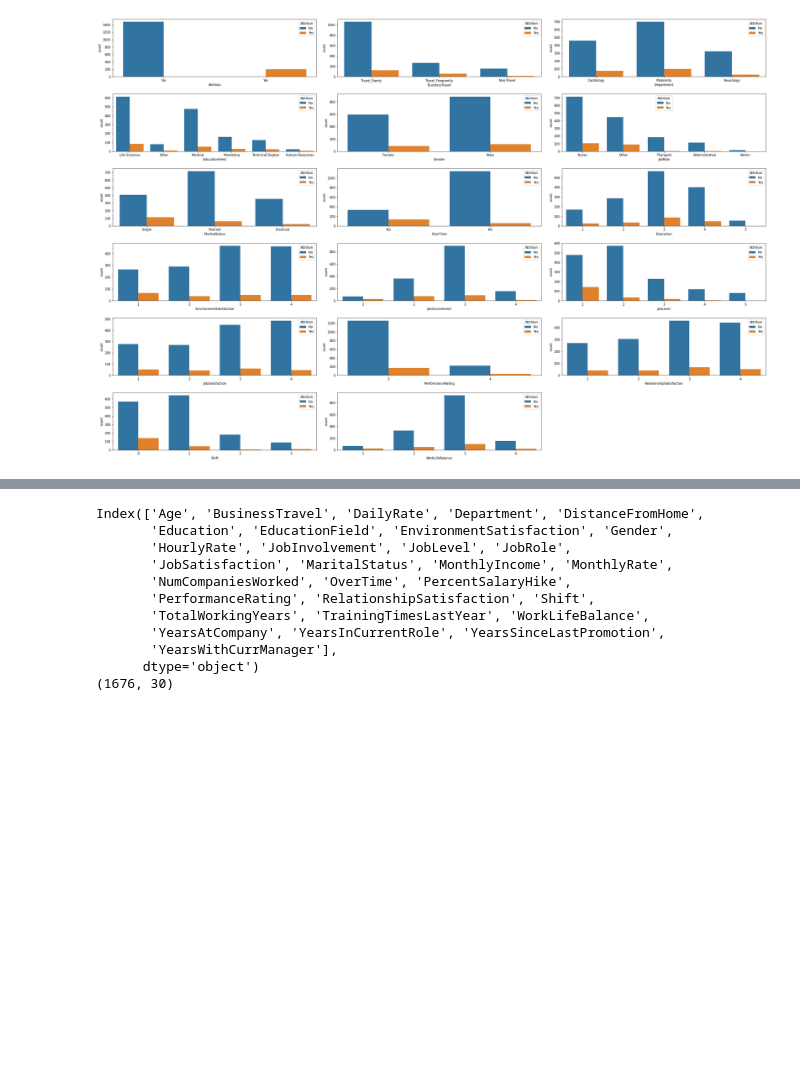
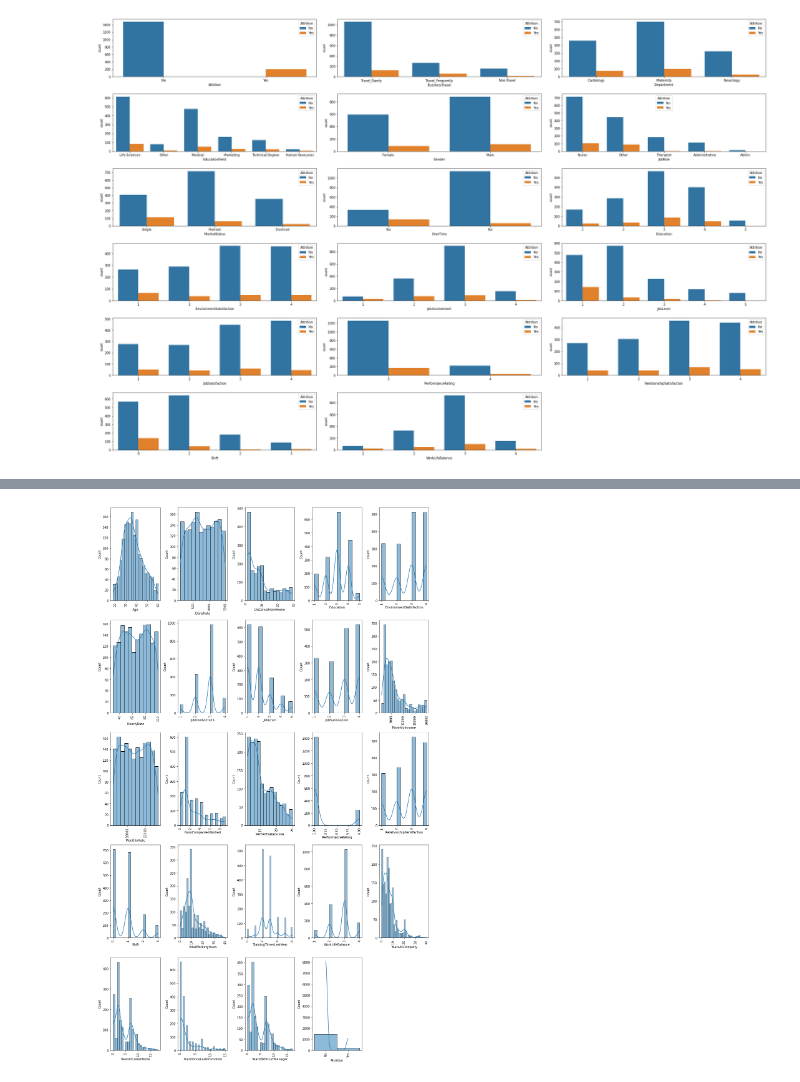
Before and after one commit to itsmegarvi/Positive_Pulse, a Jupyter notebook: preprocessing.ipynb, the cells around one changed output, grey strips where cells are left out. Saved outputs shown, nothing was run; the diff lists cells and outputs as text; code cells hidden in the pictures; blank space fills up the shorter version.

```diff
--- a/preprocessing.ipynb
+++ b/preprocessing.ipynb
@@ -110 +136,11 @@ sns.heatmap(correlation,mask = correlation < 0.67,annot=True, fmt='0.2f')
+# %%
+plt.figure(figsize=(15,25))
+for index,column in enumerate(num_col):
+    plt.subplot(5,5,index+1)
+    sns.histplot(data=num_col,x=column,kde=True)
+    plt.xticks(rotation = 90)
+plt.tight_layout(pad = 1.0)
+plt.show()
+# %% [output]
+[figure, added]
 # %%
@@ -118,16 +154,4 @@ y =  df["Attrition"]
 # %%
-print(X.columns)
-print(X.shape)
+# print(X.columns)
+# print(X.shape)
-# %% [output]
-Index(['Age', 'BusinessTravel', 'DailyRate', 'Department', 'DistanceFromHome',
-       'Education', 'EducationField', 'EnvironmentSatisfaction', 'Gender',
-       'HourlyRate', 'JobInvolvement', 'JobLevel', 'JobRole',
-       'JobSatisfaction', 'MaritalStatus', 'MonthlyIncome', 'MonthlyRate',
-       'NumCompaniesWorked', 'OverTime', 'PercentSalaryHike',
-       'PerformanceRating', 'RelationshipSatisfaction', 'Shift',
-       'TotalWorkingYears', 'TrainingTimesLastYear', 'WorkLifeBalance',
-       'YearsAtCompany', 'YearsInCurrentRole', 'YearsSinceLastPromotion',
-       'YearsWithCurrManager'],
-      dtype='object')
-(1676, 30)
 # %%
```
Also changed, not shown: parts of 10 cells of this notebook.
